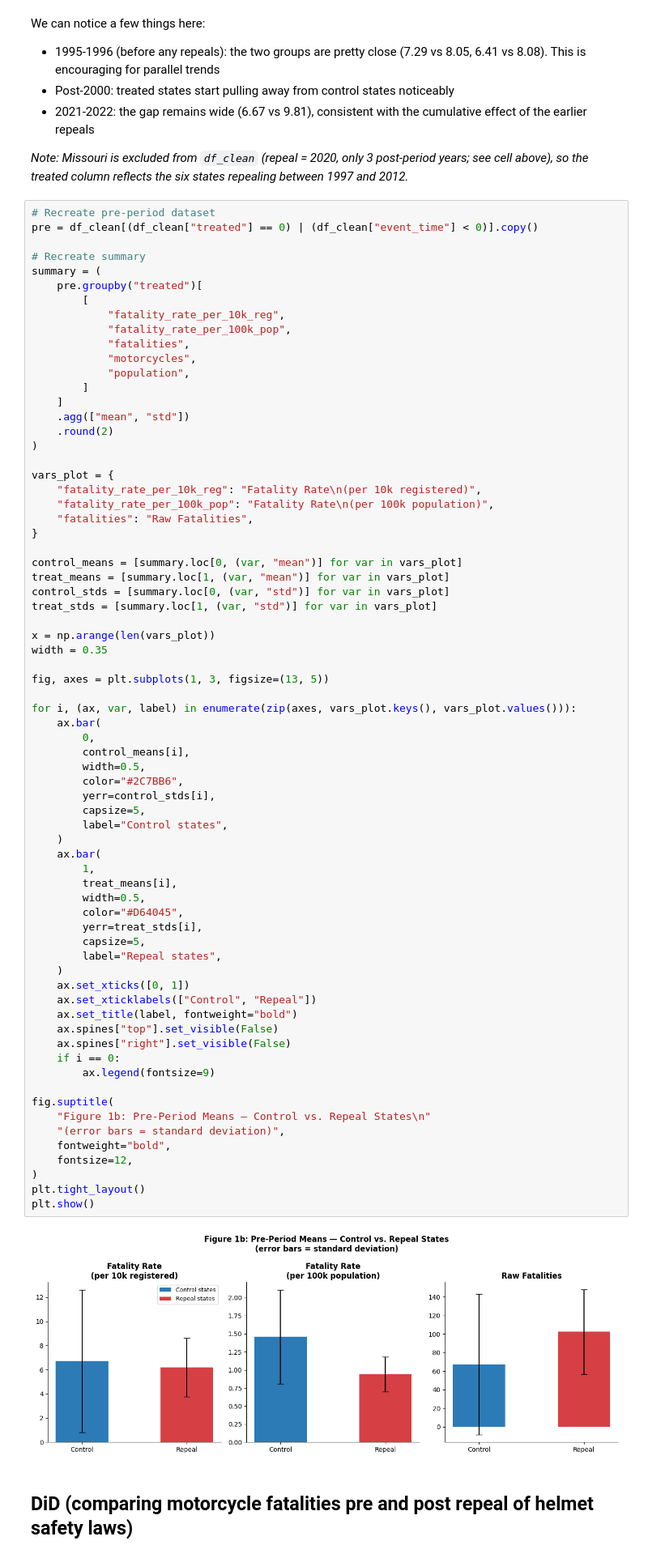
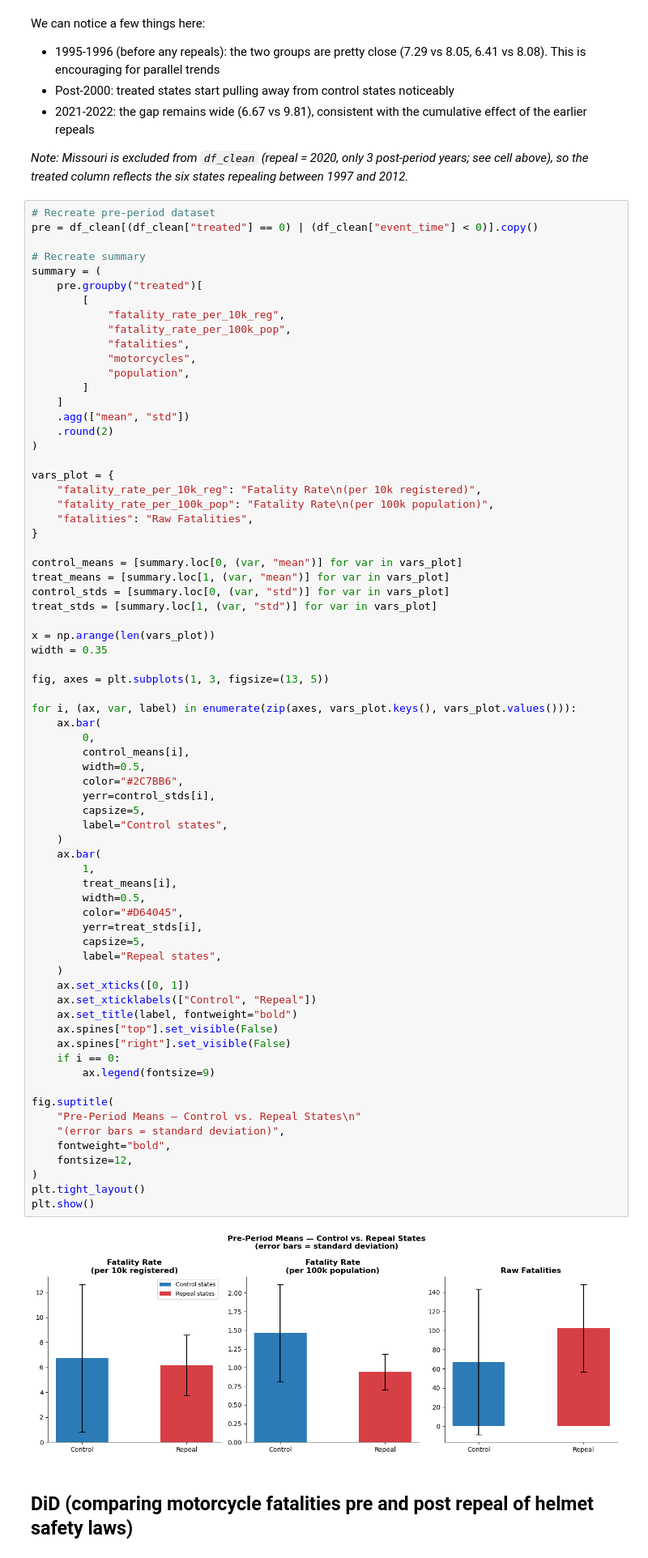
Before and after one commit to Vihaan8/causal_inference_motorcycle_laws, a Jupyter notebook: models/did.ipynb, the cells around one changed output. Shown at 81% size. Cells and saved outputs as stored; diff of their text form.

```diff
--- a/models/did.ipynb
+++ b/models/did.ipynb
@@ -193,35 +197,35 @@ for i, (ax, var, label) in enumerate(zip(axes, vars_plot.keys(), vars_plot.value
         color="#2C7BB6",
         yerr=control_stds[i],
         capsize=5,
         label="Control states",
     )
     ax.bar(
         1,
         treat_means[i],
         width=0.5,
         color="#D64045",
         yerr=treat_stds[i],
         capsize=5,
         label="Repeal states",
     )
     ax.set_xticks([0, 1])
     ax.set_xticklabels(["Control", "Repeal"])
     ax.set_title(label, fontweight="bold")
     ax.spines["top"].set_visible(False)
     ax.spines["right"].set_visible(False)
     if i == 0:
         ax.legend(fontsize=9)
 
 fig.suptitle(
-    "Figure 1b: Pre-Period Means — Control vs. Repeal States\n"
+    "Pre-Period Means — Control vs. Repeal States\n"
     "(error bars = standard deviation)",
     fontweight="bold",
     fontsize=12,
 )
 plt.tight_layout()
 plt.show()
 # %% [output]
-[figure, old version]
+[figure, new version]
 # %% [markdown]
 ## DiD (comparing motorcycle fatalities pre and post repeal of helmet safety laws)
 # %% [markdown]
```
Also changed, not shown: parts of 16 cells of this notebook.
